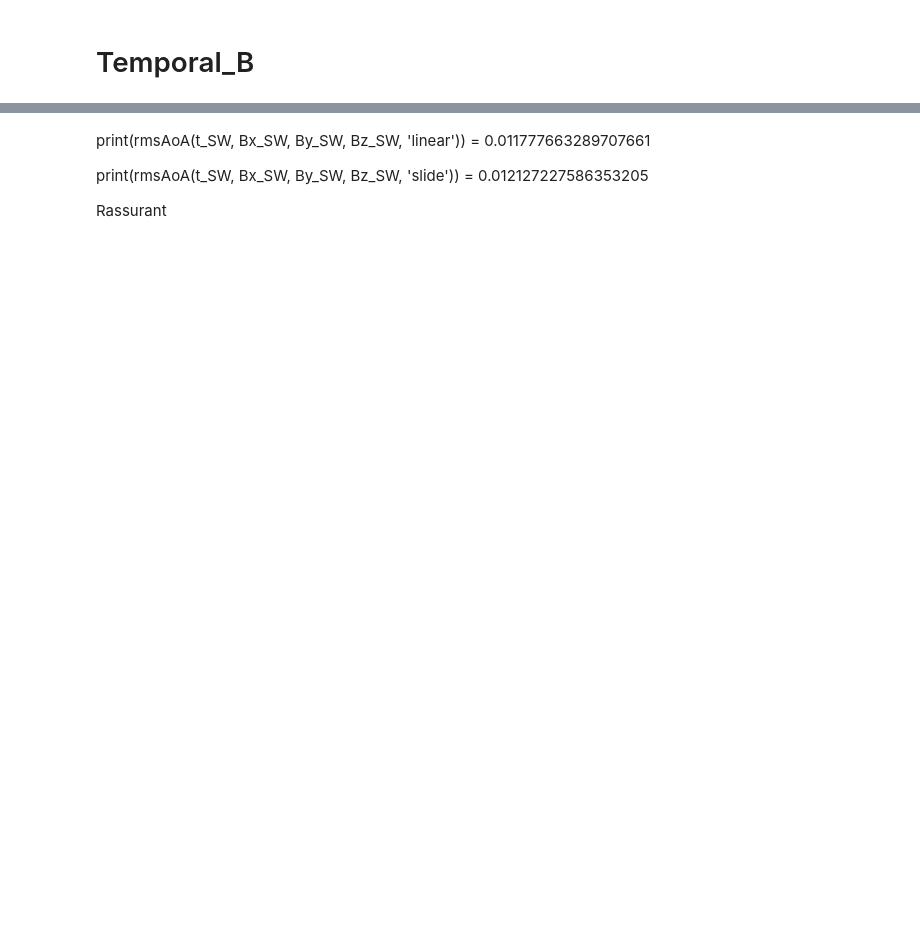
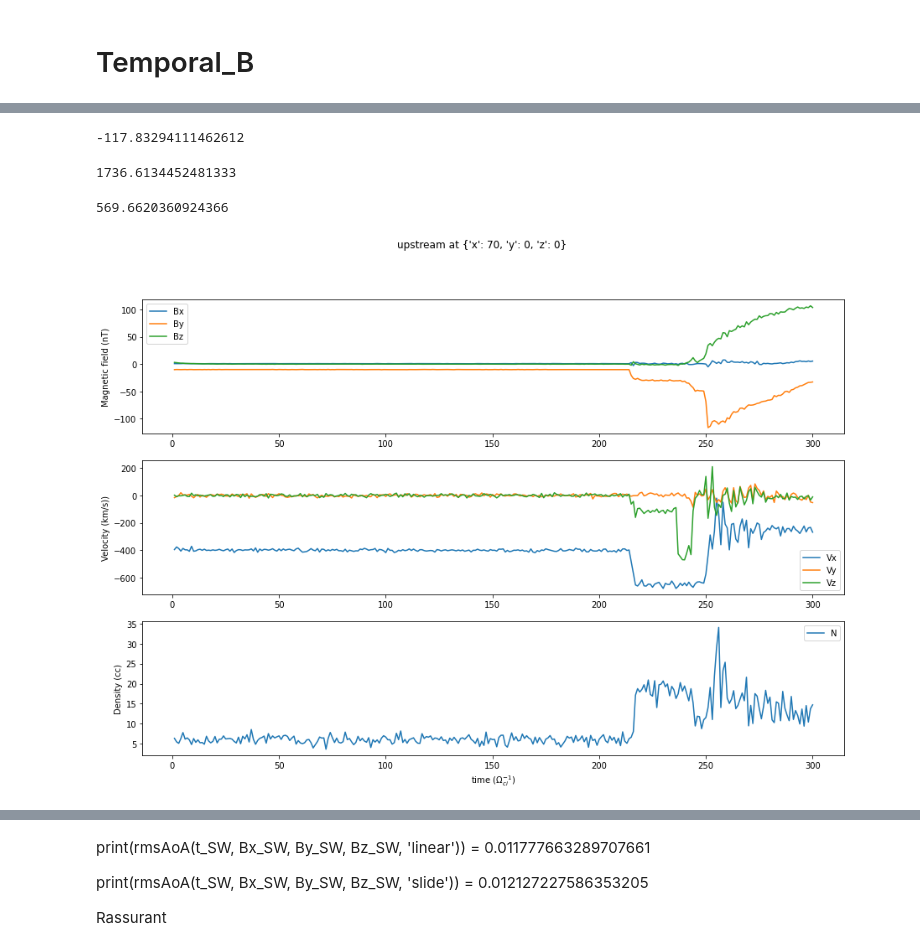
Before and after one commit to cmoissar/Jupyter-Notebooks, a Jupyter notebook: Story_Reader.ipynb, the cells around one changed output, grey strips where cells are left out. Saved outputs shown, nothing was run; the diff lists cells and outputs as text; code cells hidden in the pictures; blank space fills up the shorter version.

```diff
--- a/Story_Reader.ipynb
+++ b/Story_Reader.ipynb
@@ -717,5 +849,22 @@ plt.show()
+# %%
+Vz_SH
+# %% [output]
+-117.83294111462612
+# %%
+Vx_SH * Bz_SH / Bx_SH
+# %% [output]
+1736.6134452481333
+# %%
+np.mean((Vx * Bz / Bx)[227:232])
+# %% [output]
+569.6620360924366
 # %%
-# 'unperturbed'
+box = 'upstream'
 
-time_vec, (Bx, By, Bz) = MD.plot_temporal_B(satellites_boxes[box], title = box + f" at {satellites_boxes[box]['position']}")
+time_vec, (Bx, By, Bz), (Vx, Vy, Vz), N = MD.plot_temporal_B(satellites_boxes[box],
+                                                             title = box + f" at {satellites_boxes[box]['position']}")
+
+B = [np.sqrt(Bx[i]**2 + By[i]**2 + Bz[i]**2) for i in range(0, len(Bx))]
+# %% [output]
+[figure, added]
 # %%
```
Also changed, not shown: parts of 36 cells of this notebook, 4 other files.
